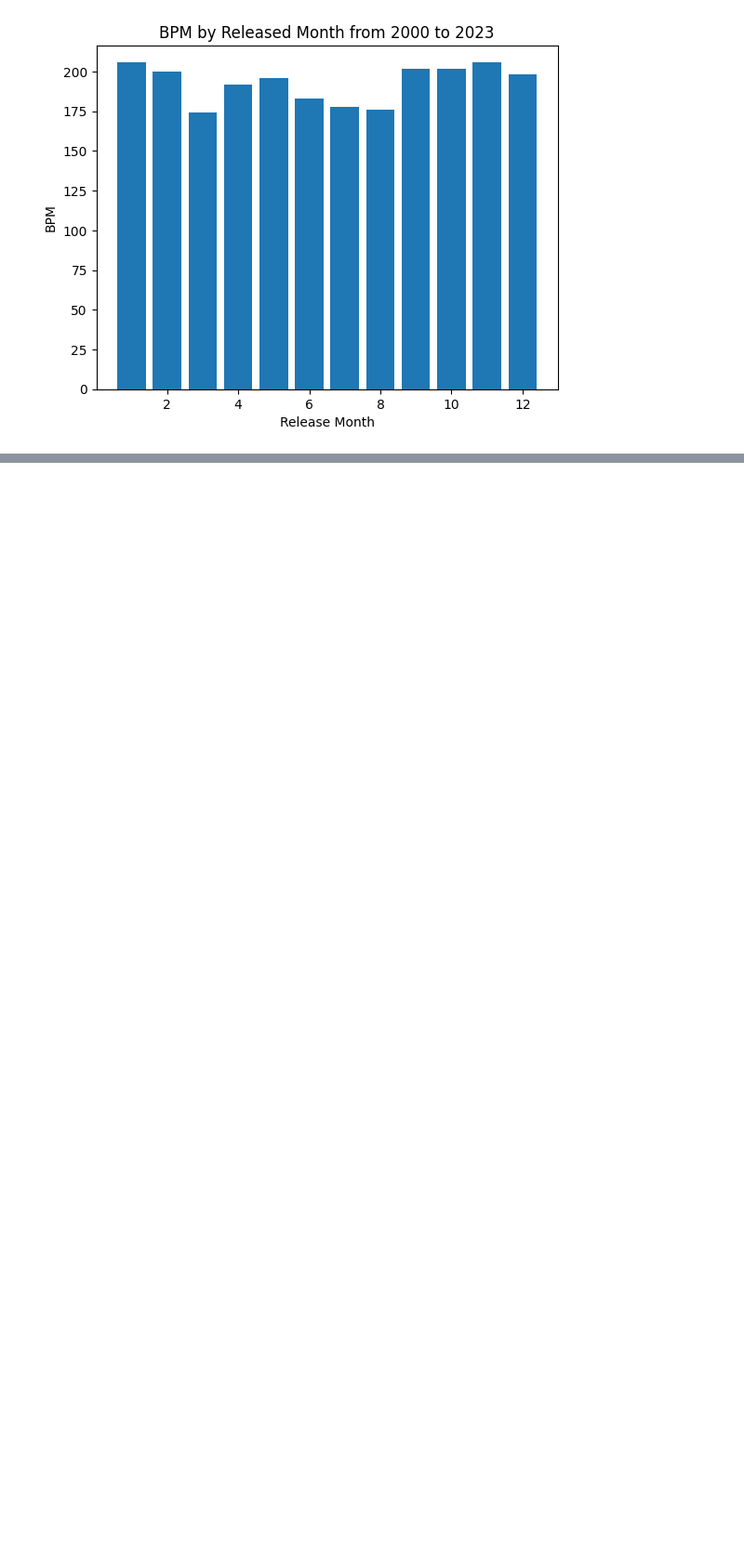
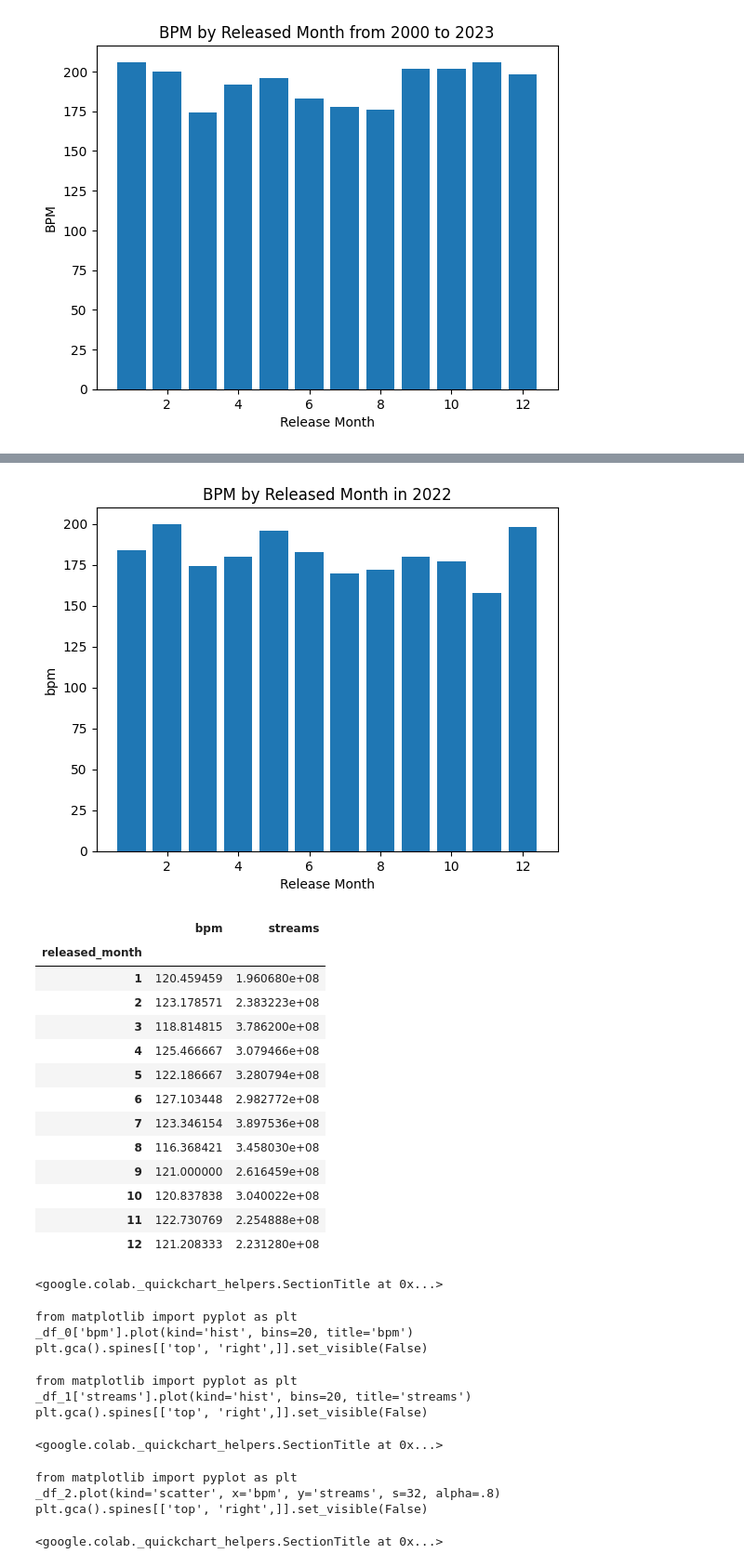
Before and after one commit to jb-seba/Spotify_TCS, a Jupyter notebook: TCS_Music_Project.ipynb, the cells around one changed output, grey strips where cells are left out. Shown at 93% size. Drawn from its saved outputs; the diff is of its cells as text; code cells hidden in the pictures; blank space fills up the shorter version.

```diff
--- a/TCS_Music_Project.ipynb
+++ b/TCS_Music_Project.ipynb
@@ -239,0 +254,35 @@ SyntaxError: unterminated string literal (detected at line 4) (ipython-input-33-
+# %%
+plt.bar(single_year_df['released_month'], single_year_df['bpm'])
+plt.xlabel('Release Month')
+plt.ylabel('bpm')
+plt.title('BPM by Released Month in 2022')
+plt.show()
+single_year_df.groupby('released_month')[['bpm', 'streams']].mean()
+# %% [output]
+[figure, added]
+|  | bpm | streams |
+| released_month |  |  |
+| 1 | 120.459459 | 1.960680e+08 |
+| 2 | 123.178571 | 2.383223e+08 |
+| 3 | 118.814815 | 3.786200e+08 |
+| 4 | 125.466667 | 3.079466e+08 |
+| 5 | 122.186667 | 3.280794e+08 |
+| 6 | 127.103448 | 2.982772e+08 |
+| 7 | 123.346154 | 3.897536e+08 |
+| 8 | 116.368421 | 3.458030e+08 |
+| 9 | 121.000000 | 2.616459e+08 |
+| 10 | 120.837838 | 3.040022e+08 |
+| 11 | 122.730769 | 2.254888e+08 |
+| 12 | 121.208333 | 2.231280e+08 |
+<google.colab._quickchart_helpers.SectionTitle at 0x...>
+from matplotlib import pyplot as plt
+_df_0['bpm'].plot(kind='hist', bins=20, title='bpm')
+plt.gca().spines[['top', 'right',]].set_visible(False)
+from matplotlib import pyplot as plt
+_df_1['streams'].plot(kind='hist', bins=20, title='streams')
+plt.gca().spines[['top', 'right',]].set_visible(False)
+<google.colab._quickchart_helpers.SectionTitle at 0x...>
+from matplotlib import pyplot as plt
+_df_2.plot(kind='scatter', x='bpm', y='streams', s=32, alpha=.8)
+plt.gca().spines[['top', 'right',]].set_visible(False)
+<google.colab._quickchart_helpers.SectionTitle at 0x...>
```
Also changed, not shown: parts of 12 cells of this notebook.
